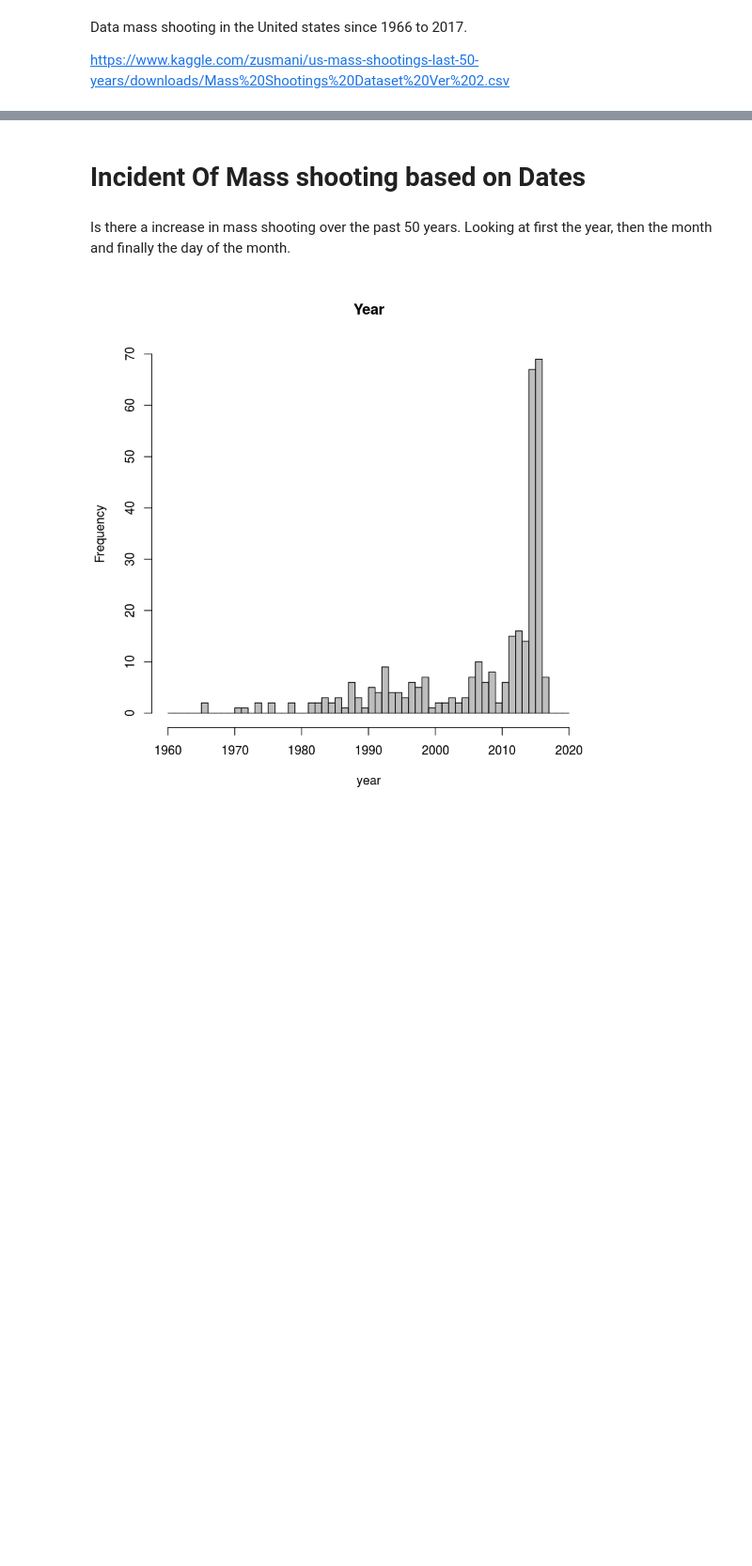
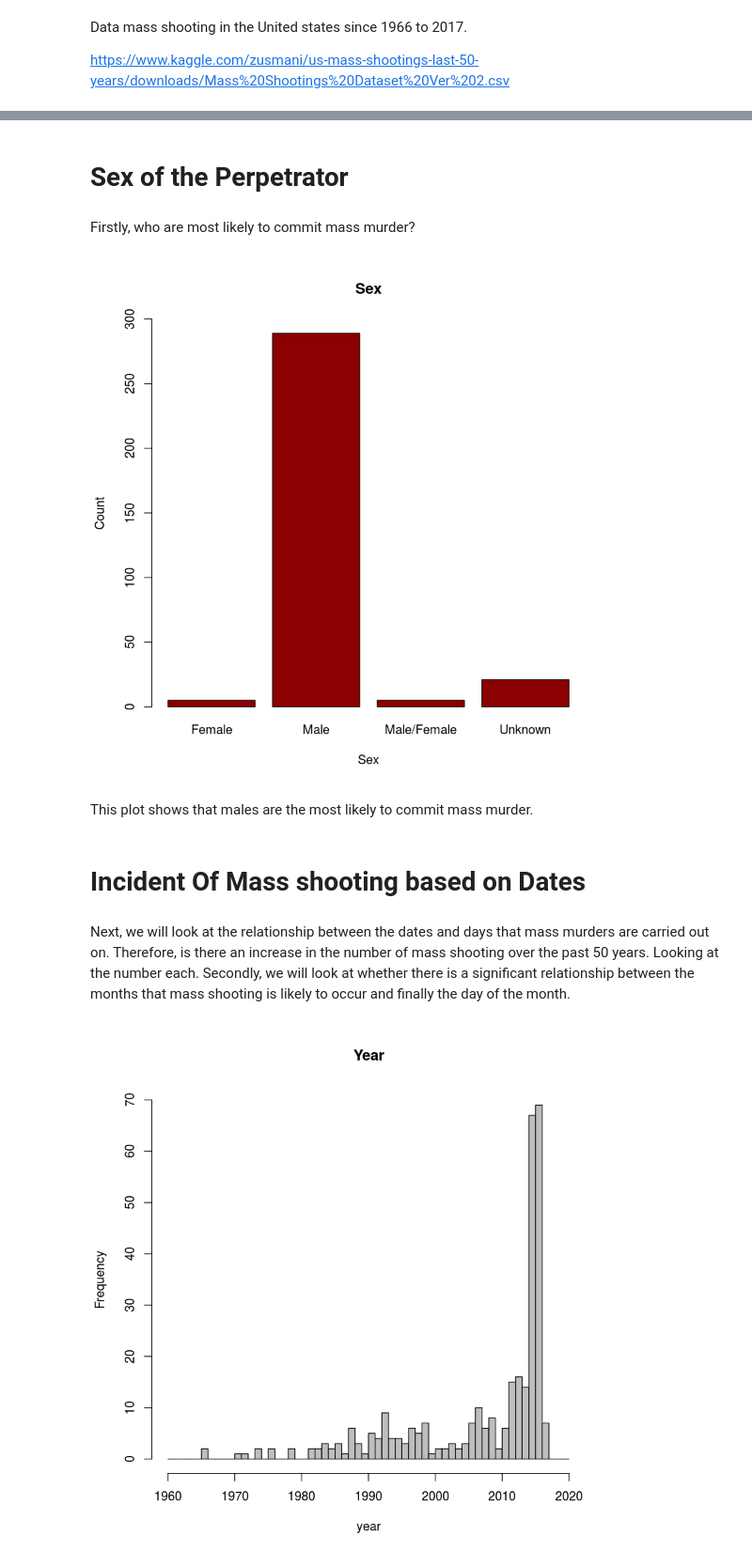
Before and after one commit to JamesLweller/JamesLweller.github.io, a Jupyter notebook: mass shooting.ipynb, the cells around one changed output, grey strips where cells are left out. Shown at 94% size. Drawn from its saved outputs; the diff is of its cells as text; code cells hidden in the pictures; blank space fills up the shorter version.

```diff
--- a/mass shooting.ipynb
+++ b/mass shooting.ipynb
@@ -35,10 +40,33 @@ head(mass)
 | 4 | Florida awning manufacturer shooting | Orlando, Florida | 2017-06-05 | John Robert Neumann, Jr., 45, a f... | 5 | 0 | 5 | Unclear | ... |
 | 5 | Rural Ohio nursing home shooting | Kirkersville, Ohio | 2017-05-12 | Thomas Hartless, 43, shot and kil... | 3 | 0 | 3 | Yes | ... |
 | 6 | Fresno downtown shooting | Fresno, California | 2017-04-18 | Kori Ali Muhammad, 39, opened fir... | 3 | 0 | 3 | Unclear | ... |
+# %% [markdown]
+# Sex of the Perpetrator
+# %% [markdown]
+Firstly, who are most likely to commit mass murder?
+# %%
+Gender <- factor(mass$Gender)
+# %%
+Gender <- fct_collapse(Gender,
+                  "Male"=c("M","Male"),
+                  "Male/Female"=c("M/F","Male/Female"),
+                  "Unknown"="Unknown",
+                  "Female"="Female")
+# %%
+plot(Gender,
+     main = "Sex",
+    ylab = "Count",
+    xlab = "Sex",
+    col = "dark red",
+    ylim = c(0,300))
+# %% [output]
+[figure, added]
+# %% [markdown]
+This plot shows that males are the most likely to commit mass murder.
 # %% [markdown]
 # Incident Of Mass shooting based on Dates
-# %% [markdown]
-Is there a increase in mass shooting over the past 50 years. Looking at first the year, then the month and finally the day of the month.
+# %% [markdown]
+Next, we will look at the relationship between the dates and days that mass murders are carried out on. Therefore, is there an increase in the number of mass shooting over the past 50 years. Looking at the number each. Secondly, we will look at whether there is a significant relationship between the months that mass shooting is likely to occur and finally the day of the month.
 # %%
 year <- str_sub(mass$Date,1, 4)
 year <- as.numeric(year)
```
Also changed, not shown: parts of 20 cells of this notebook.
